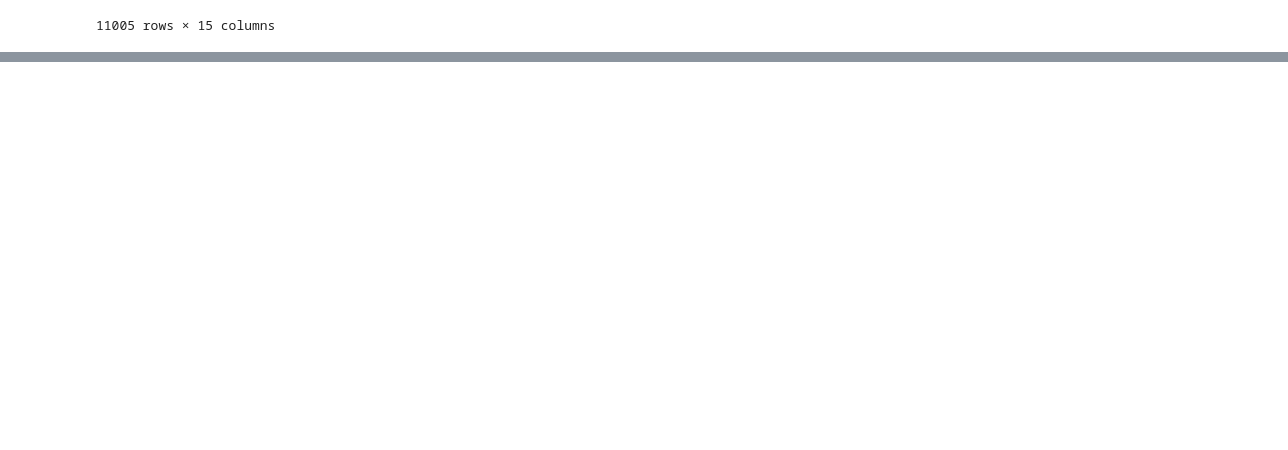
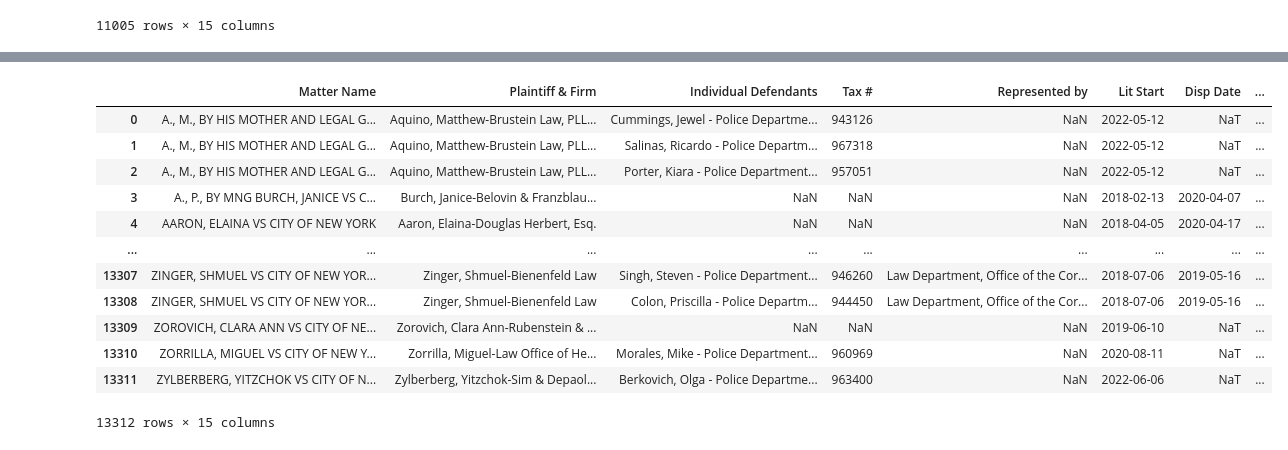
Before and after one commit to arubybonilla/2023-nypd-settlements, a Jupyter notebook: 2023-nypd-settlements-analysis.ipynb, the cells around one changed output, grey strips where cells are left out. Saved outputs shown, nothing was run; the diff lists cells and outputs as text; code cells hidden in the pictures; blank space fills up the shorter version.

```diff
--- a/2023-nypd-settlements-analysis.ipynb
+++ b/2023-nypd-settlements-analysis.ipynb
@@ -21,0 +40,17 @@ df
+# %%
+df3 = pd.read_excel("NYPD Alleged Misconduct Matters commenced in CY 2018-2022.xls")
+df3
+# %% [output]
+|  | Matter Name | Plaintiff & Firm | Individual Defendants | Tax # | Represented by | Lit Start | Disp Date | ... |
+| 0 | A., M., BY HIS MOTHER AND LEGAL G... | Aquino, Matthew-Brustein Law, PLL... | Cummings, Jewel - Police Departme... | 943126 | NaN | 2022-05-12 | NaT | ... |
+| 1 | A., M., BY HIS MOTHER AND LEGAL G... | Aquino, Matthew-Brustein Law, PLL... | Salinas, Ricardo - Police Departm... | 967318 | NaN | 2022-05-12 | NaT | ... |
+| 2 | A., M., BY HIS MOTHER AND LEGAL G... | Aquino, Matthew-Brustein Law, PLL... | Porter, Kiara - Police Department... | 957051 | NaN | 2022-05-12 | NaT | ... |
+| 3 | A., P., BY MNG BURCH, JANICE VS C... | Burch, Janice-Belovin & Franzblau... | NaN | NaN | NaN | 2018-02-13 | 2020-04-07 | ... |
+| 4 | AARON, ELAINA VS CITY OF NEW YORK | Aaron, Elaina-Douglas Herbert, Esq. | NaN | NaN | NaN | 2018-04-05 | 2020-04-17 | ... |
+| ... | ... | ... | ... | ... | ... | ... | ... | ... |
+| 13307 | ZINGER, SHMUEL VS CITY OF NEW YOR... | Zinger, Shmuel-Bienenfeld Law | Singh, Steven - Police Department... | 946260 | Law Department, Office of the Cor... | 2018-07-06 | 2019-05-16 | ... |
+| 13308 | ZINGER, SHMUEL VS CITY OF NEW YOR... | Zinger, Shmuel-Bienenfeld Law | Colon, Priscilla - Police Departm... | 944450 | Law Department, Office of the Cor... | 2018-07-06 | 2019-05-16 | ... |
+| 13309 | ZOROVICH, CLARA ANN VS CITY OF NE... | Zorovich, Clara Ann-Rubenstein & ... | NaN | NaN | NaN | 2019-06-10 | NaT | ... |
+| 13310 | ZORRILLA, MIGUEL VS CITY OF NEW Y... | Zorrilla, Miguel-Law Office of He... | Morales, Mike - Police Department... | 960969 | NaN | 2020-08-11 | NaT | ... |
+| 13311 | ZYLBERBERG, YITZCHOK VS CITY OF N... | Zylberberg, Yitzchok-Sim & Depaol... | Berkovich, Olga - Police Departme... | 963400 | NaN | 2022-06-06 | NaT | ... |
+13312 rows × 15 columns
```
Also changed, not shown: parts of 2 cells of this notebook.
